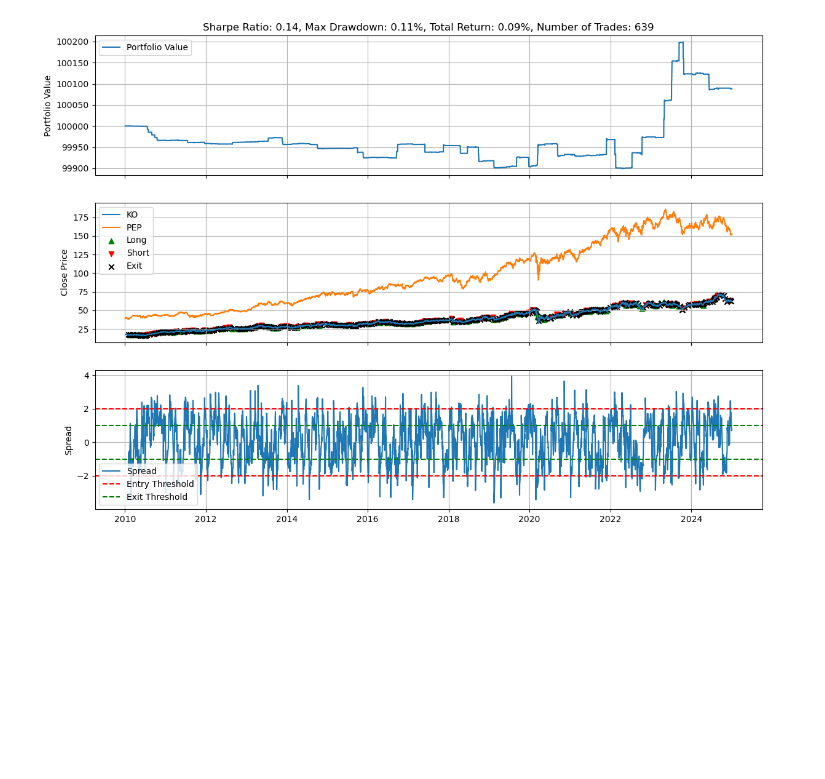
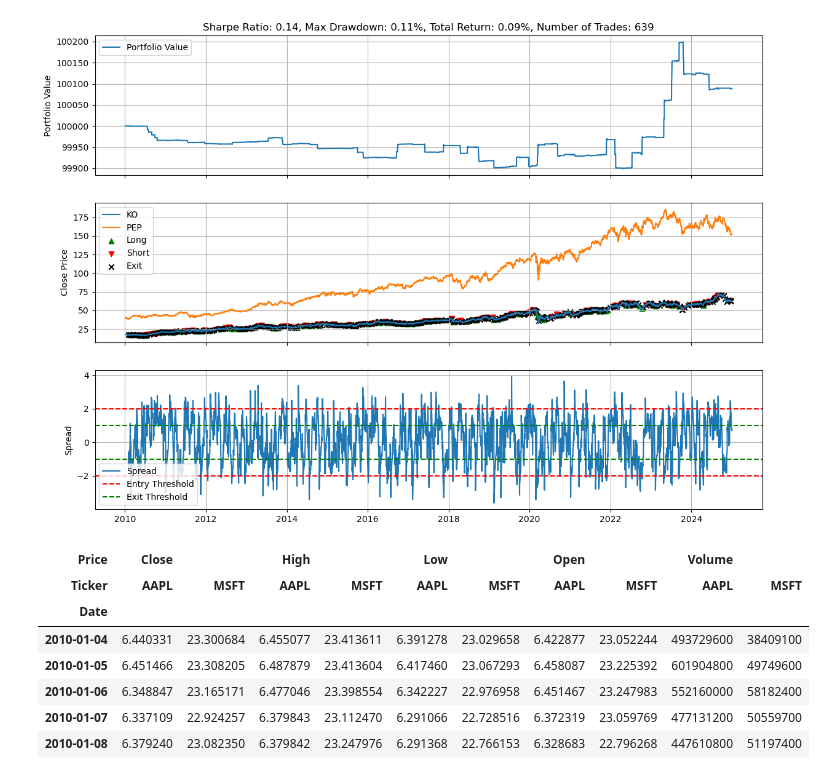
Before and after one commit to SamuelAhou/Algorithmic-Trading, a Jupyter notebook: main.ipynb, the cells around one changed output. Saved outputs shown, nothing was run; the diff lists cells and outputs as text; code cells hidden in the pictures; blank space fills up the shorter version.

```diff
--- a/main.ipynb
+++ b/main.ipynb
@@ -535,3 +535,17 @@ ax[2].legend()
 plt.show()
 # %% [output]
 [figure]
+# %%
+from scripts.src.strategy import Strategy
+
+data = yf.download(['AAPL', 'MSFT'], start='2010-01-01', end='2025-01-01', progress=False)
+data.head()
+# %% [output]
+| Price | Close |  | High |  | Low |  | Open |  | Volume |  |
+| Ticker | AAPL | MSFT | AAPL | MSFT | AAPL | MSFT | AAPL | MSFT | AAPL | MSFT |
+| Date |  |  |  |  |  |  |  |  |  |  |
+| 2010-01-04 | 6.440331 | 23.300684 | 6.455077 | 23.413611 | 6.391278 | 23.029658 | 6.422877 | 23.052244 | 493729600 | 38409100 |
+| 2010-01-05 | 6.451466 | 23.308205 | 6.487879 | 23.413604 | 6.417460 | 23.067293 | 6.458087 | 23.225392 | 601904800 | 49749600 |
+| 2010-01-06 | 6.348847 | 23.165171 | 6.477046 | 23.398554 | 6.342227 | 22.976958 | 6.451467 | 23.247983 | 552160000 | 58182400 |
+| 2010-01-07 | 6.337109 | 22.924257 | 6.379843 | 23.112470 | 6.291066 | 22.728516 | 6.372319 | 23.059769 | 477131200 | 50559700 |
+| 2010-01-08 | 6.379240 | 23.082350 | 6.379842 | 23.247976 | 6.291368 | 22.766153 | 6.328683 | 22.796268 | 447610800 | 51197400 |
```
Also changed, not shown: parts of 1 cell of this notebook, 3 other files.
